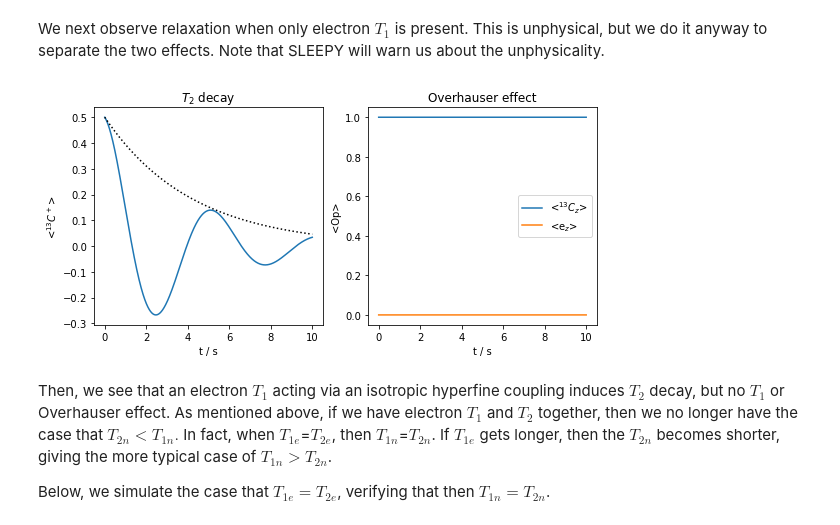
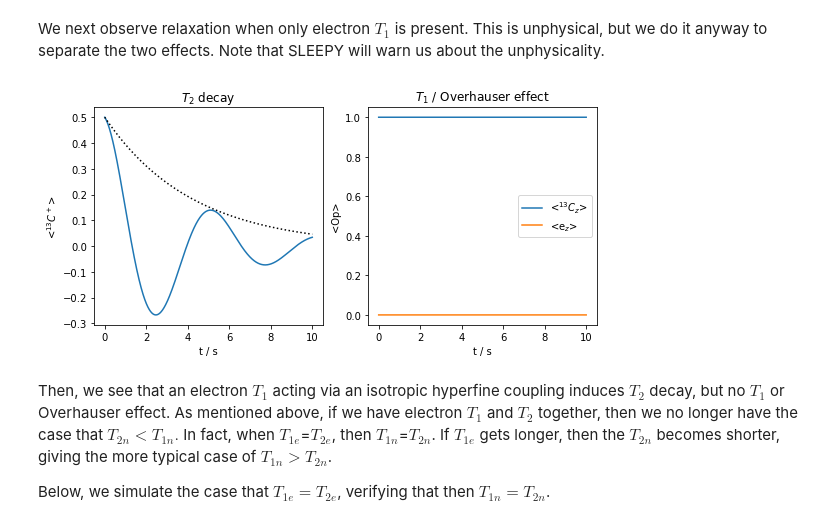
Before and after one commit to alsinmr/SLEEPY_tutorial, a Jupyter notebook: Chapters/Chapter5/Ch5_PRE.ipynb, the cells around one changed output. Cells and saved outputs as stored; diff of their text form; code cells hidden in the pictures.

```diff
--- a/Chapters/Chapter5/Ch5_PRE.ipynb
+++ b/Chapters/Chapter5/Ch5_PRE.ipynb
@@ -87,14 +87,14 @@ _=rho.DetProp(seq,n=10000)
 # %%
 rho.downmix()
 T1=2.1
 ax=plt.subplots(1,2,figsize=[9,4])[1]
 rho.plot(axis='s',det_num=0,ax=ax[0])
 ax[0].set_title('$T_2$ decay')
 ax[0].plot(rho.t_axis,0.5*np.exp(-rho.t_axis/(T1*2)),color='black',linestyle=':')
 rho.plot(axis='s',det_num=[1,2],ax=ax[1])
-_=ax[1].set_title('Overhauser effect')
+_=ax[1].set_title(r'$T_1$ / Overhauser effect')
 # %% [output]
-[figure, old version]
+[figure, new version]
 # %% [markdown]
 Then, we see that an electron $T_1$ acting via an isotropic hyperfine coupling induces $T_2$ decay, but no $T_1$ or Overhauser effect. As mentioned above, if we have electron $T_1$ and $T_2$ together, then we no longer have the case that $T_{2n}<T_{1n}.$ In fact, when $T_{1e}$=$T_{2e}$, then $T_{1n}$=$T_{2n}$. If $T_{1e}$ gets longer, then the $T_{2n}$ becomes shorter, giving the more typical case of $T_{1n}>T_{2n}$.
 
```
Also changed, not shown: parts of 16 cells of this notebook, 9 other files.
